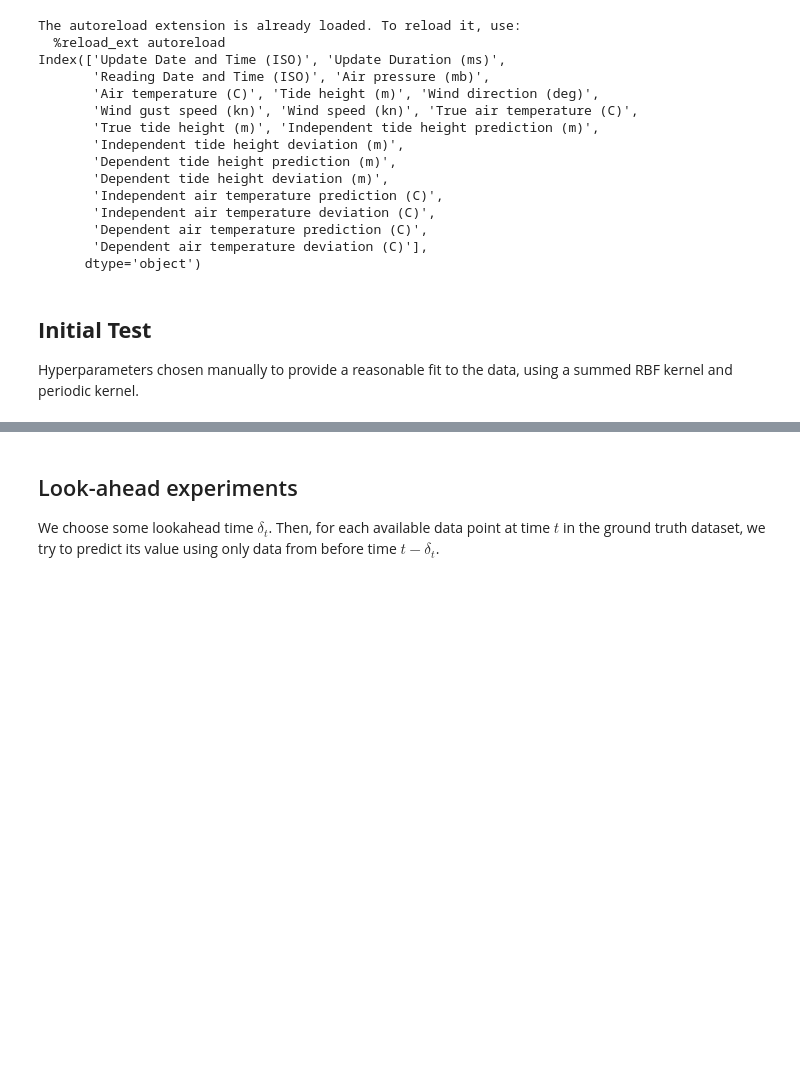
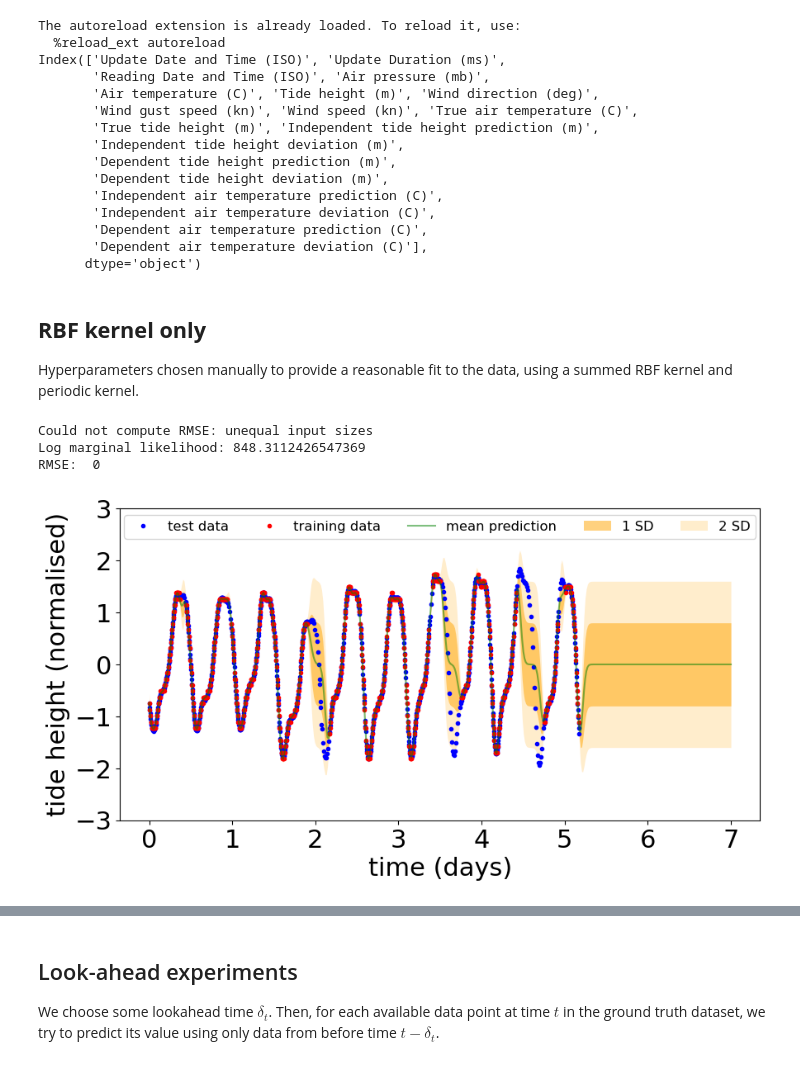
Before and after one commit to alex-stephens/AIMS-DEI, a Jupyter notebook: AIMS_CDT_DEI.ipynb, the cells around one changed output, grey strips where cells are left out. Saved outputs shown, nothing was run; the diff lists cells and outputs as text; code cells hidden in the pictures; blank space fills up the shorter version.

```diff
--- a/AIMS_CDT_DEI.ipynb
+++ b/AIMS_CDT_DEI.ipynb
@@ -31,6 +31,50 @@ Index(['Update Date and Time (ISO)', 'Update Duration (ms)',
        'Dependent air temperature deviation (C)'],
       dtype='object')
 # %% [markdown]
-## **Initial Test**
+## **RBF kernel only**
 
 Hyperparameters chosen manually to provide a reasonable fit to the data, using a summed RBF kernel and periodic kernel.
+# %%
+
+# Input data for GP
+X = t
+Y = y
+Xs = np.linspace(0, 7, 500).reshape(-1,1)
+# Xs = ttrue
+
+
+jitter = 0.1
+
+# Initial guess for model parameters
+sigma_rbf = 0.8 # RBF kernel
+L_rbf = 0.04
+
+sigma_per = 0  # periodic kernel disabled
+L_per = 1.0
+p_per = 1.0
+
+# Build the kernel function
+params = [sigma_rbf, L_rbf, sigma_per, L_per, p_per]
+kernel = buildKernel(params, jitter)
+
+# Mean and covariance functions
+mu = np.zeros(len(X))
+K = kernel(X, X)
+
+# Posterior predictive distribution
+mu, sigma, LML = getPosteriorPredictive(X, Y, Xs, kernel, jitter)
+
+# Compute RMSE
+RMSE = getRMSE(mu, ytrue)
+
+# Printouts
+print("Log marginal likelihood:", LML)
+print('RMSE: ', RMSE)
+
+# Visualisation
+plotTides(Xs, mu, sigma, t, y, ttrue, ytrue)
+# %% [output]
+Could not compute RMSE: unequal input sizes
+Log marginal likelihood: 848.3112426547369
+RMSE:  0
+[figure, added]
```
Also changed, not shown: parts of 6 cells of this notebook, 2 other files.
